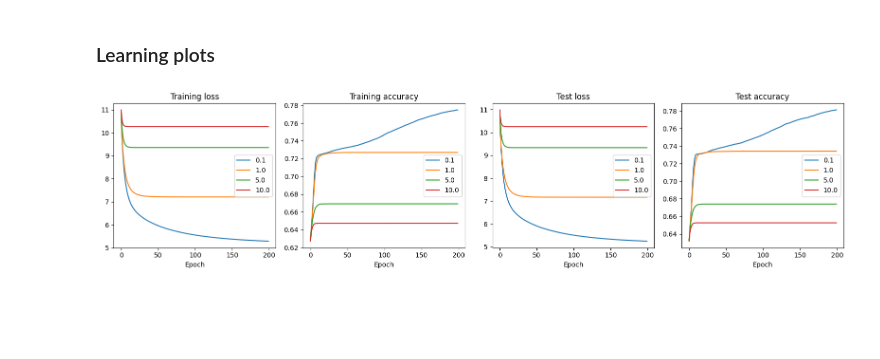
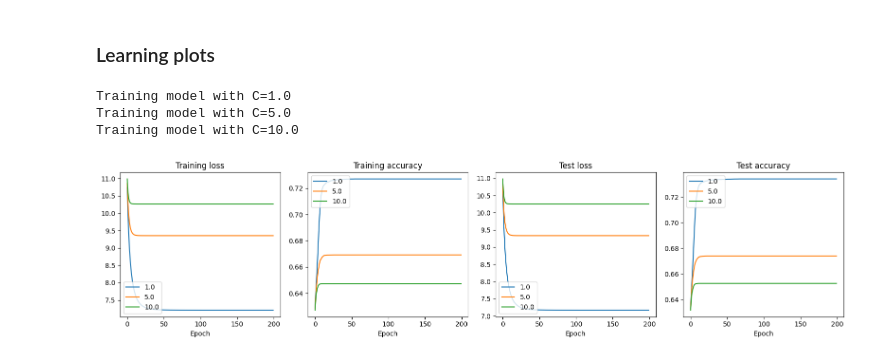
Before and after one commit to MathieuBeaudoin/IFT6390B_HW2, a Jupyter notebook: dev.ipynb, the cells around one changed output. Saved outputs shown, nothing was run; the diff lists cells and outputs as text; code cells hidden in the pictures; blank space fills up the shorter version.

```diff
--- a/dev.ipynb
+++ b/dev.ipynb
@@ -211,32 +211,41 @@ array([[-1.,  1., -1., -1.],
 # %% [markdown]
 ### Learning plots
 # %%
-common_args = {
-    "niter": 200,
-    "eta": 0.0001,
-    "batch_size": 100,
-    "verbose": False
-}
-models = {}
-for C in [.1, 1., 5., 10.]:
-    model = SVM(**common_args, C=C)
-    model.fit(*data)
-    models[C] = model
+def plot_learning(C_vec: list,
+                  data: tuple,
+                  common_args: dict = {
+                      "niter": 200,
+                      "eta": 0.0001,
+                      "batch_size": 100,
+                      "verbose": False},
+                  verbose: bool = True):
+    models = {}
+    for C in C_vec:
+        if verbose:
+            print(f"Training model with C={C}")
+        model = SVM(**common_args, C=C)
+        model.fit(*data)
+        models[C] = model
 
-axes = plt.subplots(ncols=4, figsize=(16, 4))[1]
-for c, model in models.items():
-    to_plot = {
-        "Training loss": model.train_losses,
-        "Training accuracy": model.train_accs,
-        "Test loss": model.test_losses,
-        "Test accuracy": model.test_accs
-    }
-    for ax, (title, value) in zip(axes, to_plot.items()):
-        ax.plot(value, label=str(c))
-        ax.set_xlabel("Epoch")
-        ax.set_title(title)
-        ax.legend()
-plt.tight_layout()
-plt.show()
+    axes = plt.subplots(ncols=4, figsize=(16, 4))[1]
+    for c, model in models.items():
+        to_plot = {
+            "Training loss": model.train_losses,
+            "Training accuracy": model.train_accs,
+            "Test loss": model.test_losses,
+            "Test accuracy": model.test_accs
+        }
+        for ax, (title, value) in zip(axes, to_plot.items()):
+            ax.plot(value, label=str(c))
+            ax.set_xlabel("Epoch")
+            ax.set_title(title)
+            ax.legend()
+    plt.tight_layout()
+    plt.show()
+
+plot_learning([1., 5., 10.], data=data)
 # %% [output]
+Training model with C=1.0
+Training model with C=5.0
+Training model with C=10.0
-[figure, old version]
+[figure, new version]
```
Also changed, not shown: parts of 1 cell of this notebook, 2 other files.
